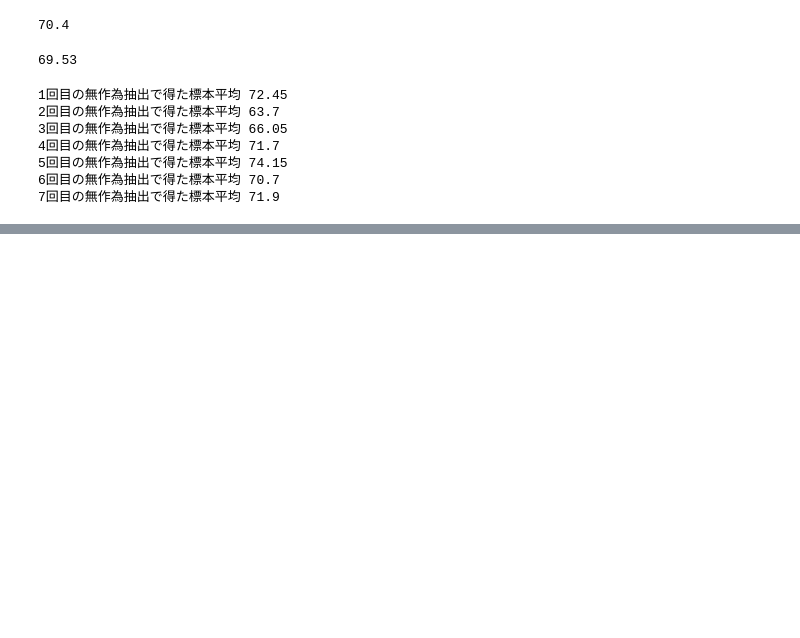
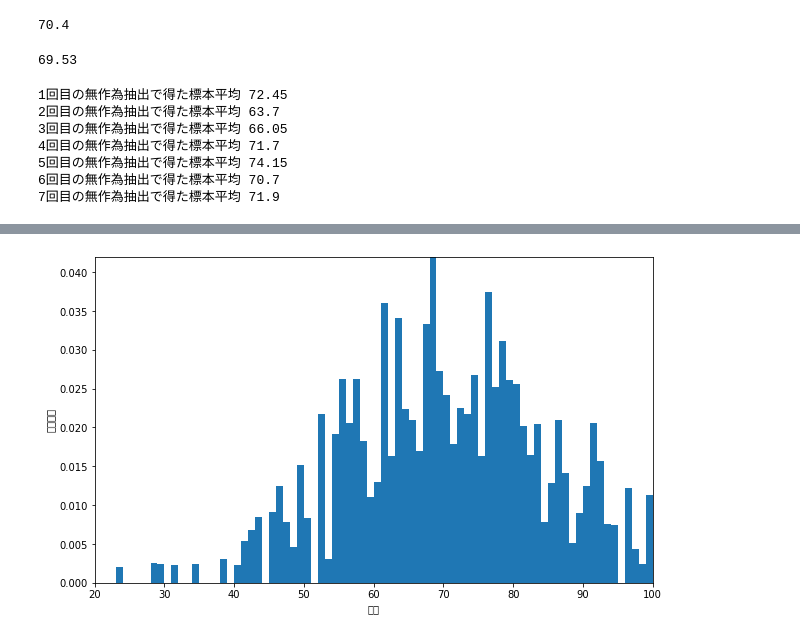
Before and after one commit to katuhito/python_statistics, a Jupyter notebook: Statistical_inference.ipynb, the cells around one changed output, grey strips where cells are left out. Cells and saved outputs as stored; diff of their text form; code cells hidden in the pictures; blank space fills up the shorter version.

```diff
--- a/Statistical_inference.ipynb
+++ b/Statistical_inference.ipynb
@@ -57,0 +141,15 @@ for i in range(7):
+# %%
+#無作為抽出においても標本のサンプルサイズを増やしていくと、標本データの相対度数は実際の確率分布に近づく
+#無作為抽出によってサンプルサイズ10000の標本を抽出して、その結果をヒストグラムに図示してみる
+sample = np.random.choice(scores, 10000)
+
+fig = plt.figure(figsize=(10, 6))
+ax = fig.add_subplot(111)
+ax.hist(sample, bins=100, range=(0, 100), density=True)
+ax.set_xlim(20, 100)
+ax.set_ylim(0, 0.042)
+ax.set_xlabel('点数')
+ax.set_ylabel('相対度数')
+plt.show()
+# %% [output]
+[figure, added]
```
Also changed, not shown: parts of 10 cells of this notebook, 1 other file.
